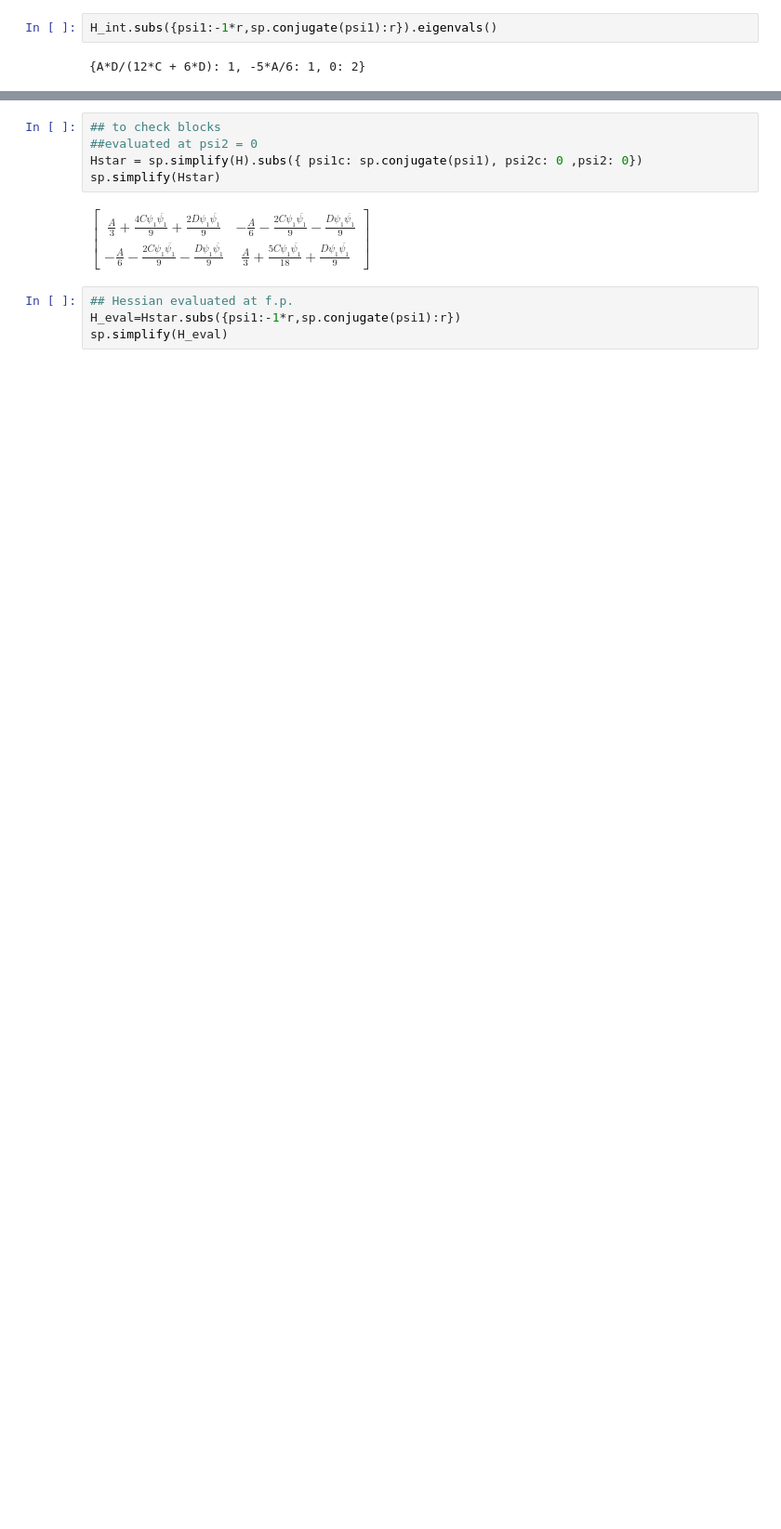
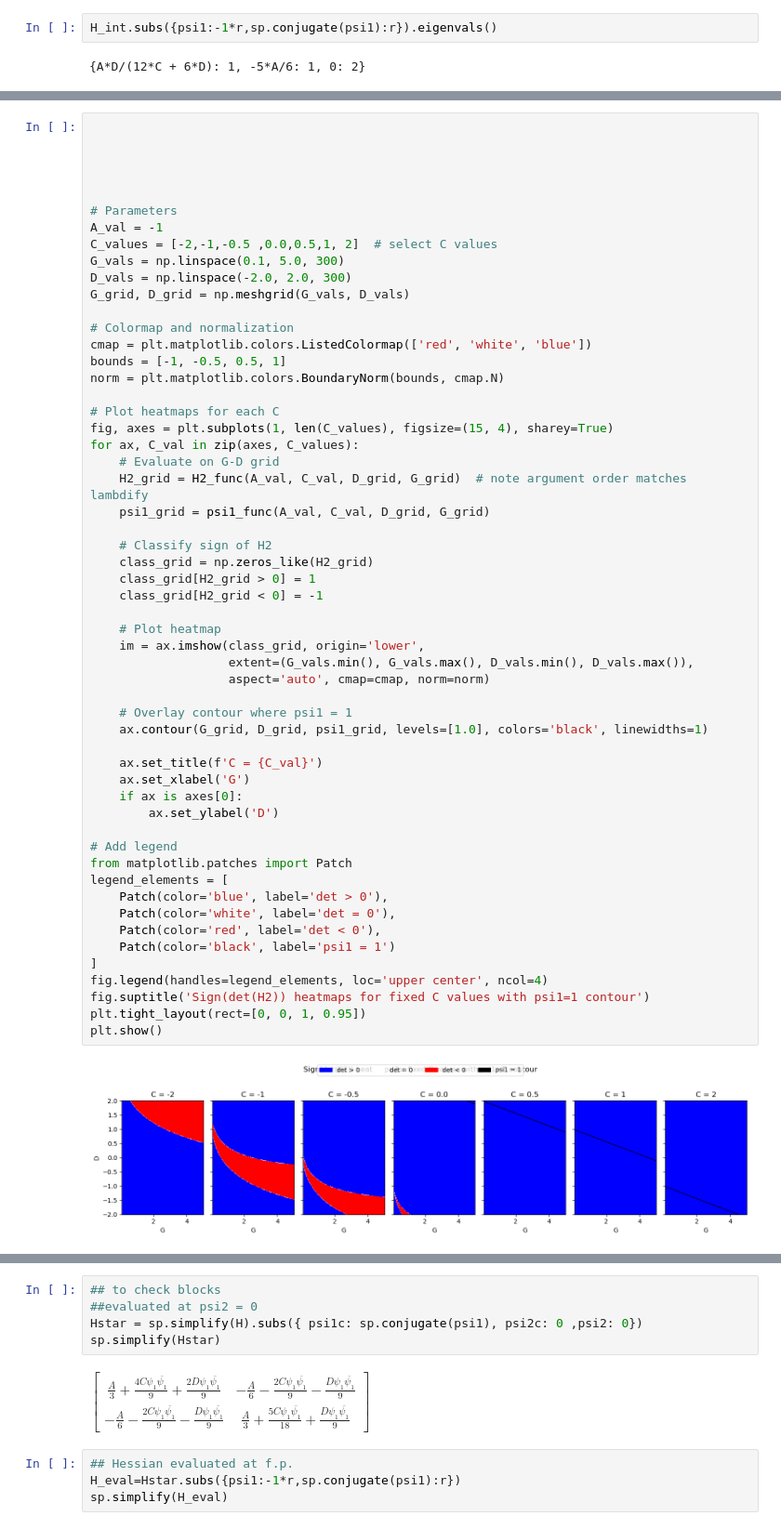
Before and after one commit to Abdullah026-debug/smectics-bulk-analysis, a Jupyter notebook: Algebra_simplifier.ipynb, the cells around one changed output, grey strips where cells are left out. Shown: that part at 93% size. Cells and saved outputs as stored; diff of their text form; blank space fills up the shorter version.

```diff
--- a/Algebra_simplifier.ipynb
+++ b/Algebra_simplifier.ipynb
@@ -277,0 +499,57 @@ H_int.subs({psi1:-1*r,sp.conjugate(psi1):r}).eigenvals()
+# %%
+
+
+
+
+
+# Parameters
+A_val = -1
+C_values = [-2,-1,-0.5 ,0.0,0.5,1, 2]  # select C values
+G_vals = np.linspace(0.1, 5.0, 300)
+D_vals = np.linspace(-2.0, 2.0, 300)
+G_grid, D_grid = np.meshgrid(G_vals, D_vals)
+
+# Colormap and normalization
+cmap = plt.matplotlib.colors.ListedColormap(['red', 'white', 'blue'])
+bounds = [-1, -0.5, 0.5, 1]
+norm = plt.matplotlib.colors.BoundaryNorm(bounds, cmap.N)
+
+# Plot heatmaps for each C
+fig, axes = plt.subplots(1, len(C_values), figsize=(15, 4), sharey=True)
+for ax, C_val in zip(axes, C_values):
+    # Evaluate on G-D grid
+    H2_grid = H2_func(A_val, C_val, D_grid, G_grid)  # note argument order matches lambdify
+    psi1_grid = psi1_func(A_val, C_val, D_grid, G_grid)
+
+    # Classify sign of H2
+    class_grid = np.zeros_like(H2_grid)
+    class_grid[H2_grid > 0] = 1
+    class_grid[H2_grid < 0] = -1
+
+    # Plot heatmap
+    im = ax.imshow(class_grid, origin='lower',
+                   extent=(G_vals.min(), G_vals.max(), D_vals.min(), D_vals.max()),
+                   aspect='auto', cmap=cmap, norm=norm)
+
+    # Overlay contour where psi1 = 1
+    ax.contour(G_grid, D_grid, psi1_grid, levels=[1.0], colors='black', linewidths=1)
+
+    ax.set_title(f'C = {C_val}')
+    ax.set_xlabel('G')
+    if ax is axes[0]:
+        ax.set_ylabel('D')
+
+# Add legend
+from matplotlib.patches import Patch
+legend_elements = [
+    Patch(color='blue', label='det > 0'),
+    Patch(color='white', label='det = 0'),
+    Patch(color='red', label='det < 0'),
+    Patch(color='black', label='psi1 = 1')
+]
+fig.legend(handles=legend_elements, loc='upper center', ncol=4)
+fig.suptitle('Sign(det(H2)) heatmaps for fixed C values with psi1=1 contour')
+plt.tight_layout(rect=[0, 0, 1, 0.95])
+plt.show()
+# %% [output]
+[figure, added]
```
Also changed, not shown: parts of 30 cells of this notebook.
